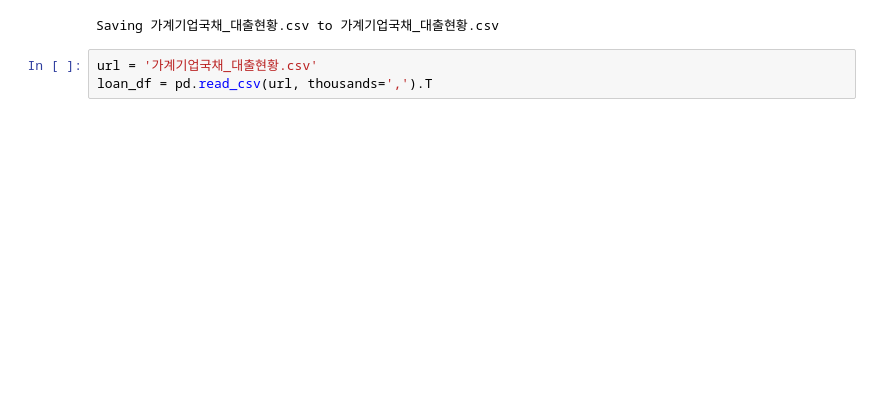
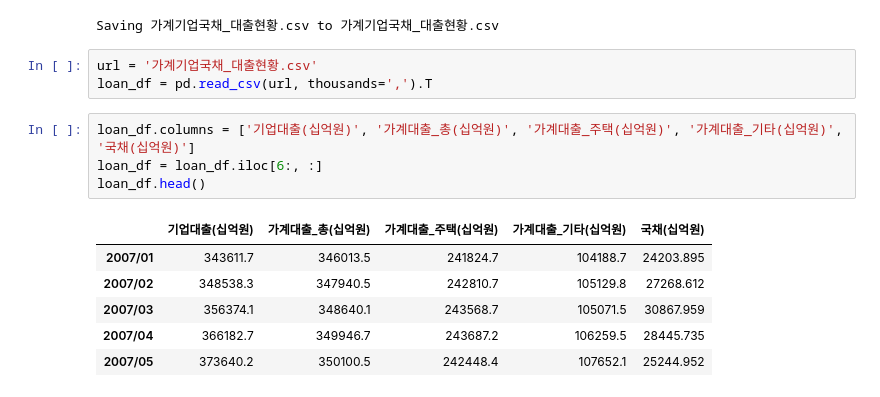
Before and after one commit to nan-park/section2_project, a Jupyter notebook: kor_data_preprocessing.ipynb, the cells around one changed output. Drawn from its saved outputs; the diff is of its cells as text; blank space fills up the shorter version.

```diff
--- a/kor_data_preprocessing.ipynb
+++ b/kor_data_preprocessing.ipynb
@@ -628,3 +631,14 @@ Saving 가계기업국채_대출현황.csv to 가계기업국채_대출현황.cs
 # %%
 url = '가계기업국채_대출현황.csv'
 loan_df = pd.read_csv(url, thousands=',').T
+# %%
+loan_df.columns = ['기업대출(십억원)', '가계대출_총(십억원)', '가계대출_주택(십억원)', '가계대출_기타(십억원)', '국채(십억원)']
+loan_df = loan_df.iloc[6:, :]
+loan_df.head()
+# %% [output]
+|  | 기업대출(십억원) | 가계대출_총(십억원) | 가계대출_주택(십억원) | 가계대출_기타(십억원) | 국채(십억원) |
+| 2007/01 | 343611.7 | 346013.5 | 241824.7 | 104188.7 | 24203.895 |
+| 2007/02 | 348538.3 | 347940.5 | 242810.7 | 105129.8 | 27268.612 |
+| 2007/03 | 356374.1 | 348640.1 | 243568.7 | 105071.5 | 30867.959 |
+| 2007/04 | 366182.7 | 349946.7 | 243687.2 | 106259.5 | 28445.735 |
+| 2007/05 | 373640.2 | 350100.5 | 242448.4 | 107652.1 | 25244.952 |
```
Also changed, not shown: parts of 14 cells of this notebook.
